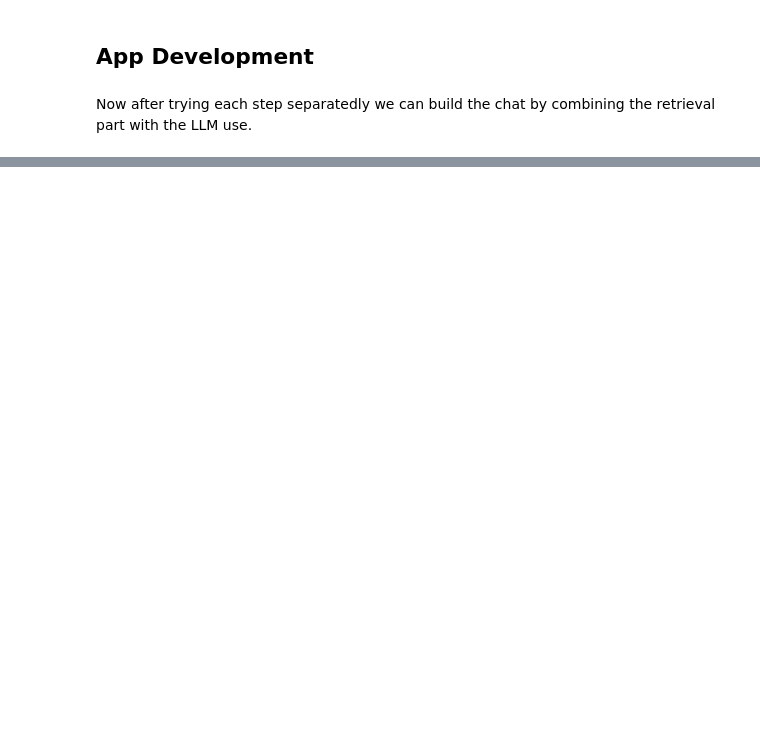
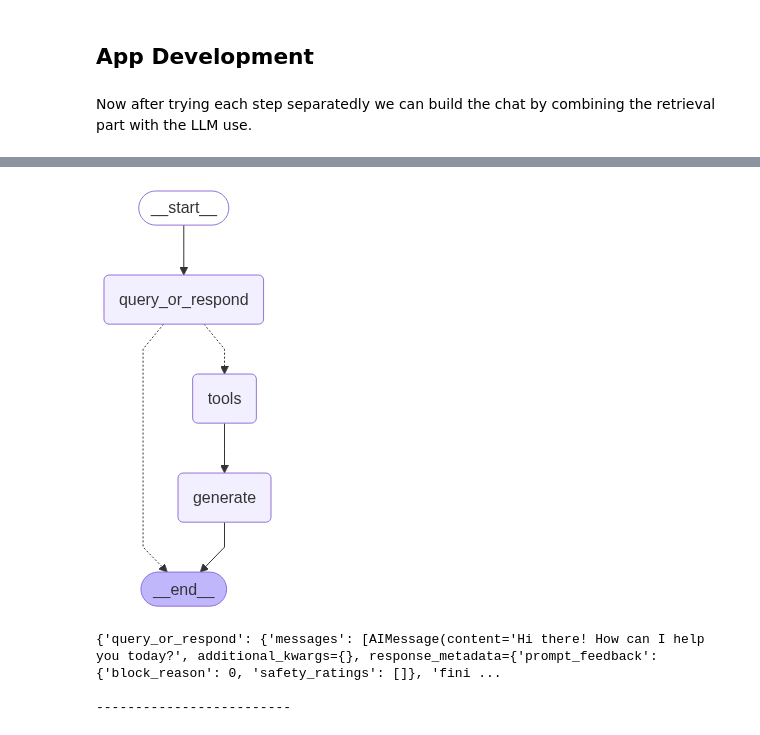
Before and after one commit to Gaizka-Menendez/tourist-guide, a Jupyter notebook: src/tourist_guide.ipynb, the cells around one changed output, grey strips where cells are left out. Saved outputs shown, nothing was run; the diff lists cells and outputs as text; code cells hidden in the pictures; blank space fills up the shorter version.

Commit message:
Agent build

```diff
--- a/src/tourist_guide.ipynb
+++ b/src/tourist_guide.ipynb
@@ -175,8 +178,8 @@ def format_docs_with_citations(docs):
         parts.append(f"{d.page_content}\n[Source: {src} Page: {page}]")
     return "\n\n---\n\n".join(parts)
 # %%
-context = format_docs_with_citations(retrieved_docs)
-input = rag_prompt.invoke({"question": question, "context": context})
+# context = format_docs_with_citations(retrieved_docs)
+input = rag_prompt.invoke({"question": question, "context": docs_content})
 print(f"Input for the LLM:\n{input.text}\n")
 # %% [output]
 Input for the LLM:
@@ -240,7 +243,7 @@ class State(TypedDict):
     answer: str
 
 def analyze_query(state: State):
-    structured_llm = llm.with_structured_output(Search)
+    structured_llm = tourist_guide_llm.with_structured_output(Search)
     query = structured_llm.invoke(state["question"])
     return {"query": query}
 
@@ -259,10 +262,15 @@ def retrieve(state: State):
 
 def generate(state: State):
     docs_content = "\n\n".join(doc.page_content for doc in state["context"])
-    messages = prompt.invoke({"question": state["question"], "context": docs_content})
-    response = llm.invoke(messages)
+    messages = rag_prompt.invoke({"question": state["question"], "context": docs_content})
+    response = tourist_guide_llm.invoke(messages)
     return {"answer": response.content}
 
 graph_builder = StateGraph(State).add_sequence([analyze_query, retrieve, generate])
 graph_builder.add_edge(START, "analyze_query")
 graph = graph_builder.compile()
+# %%
+from langgraph.graph import MessagesState
+from langgraph.graph import START, StateGraph
+
+graph_builder = StateGraph(MessagesState)
@@ -268,0 +440,36 @@ graph = graph_builder.compile()
+# %%
+from langgraph.graph import END
+from langgraph.prebuilt import tools_condition
+
+graph_builder.add_node(query_or_respond)
+graph_builder.add_node(tools)
+graph_builder.add_node(generate)
+
+graph_builder.set_entry_point("query_or_respond")
+graph_builder.add_conditional_edges(
+    "query_or_respond",
+    tools_condition,
+    {END: END, "tools": "tools"},
+)
+graph_builder.add_edge("tools", "generate")
+graph_builder.add_edge("generate", END)
+
+graph = graph_builder.compile()
+# %%
+from IPython.display import Image, display
+
+display(Image(graph.get_graph().draw_mermaid_png()))
+# %% [output]
+[figure, added]
+# %%
+input_message = "Hello"
+
+for step in graph.stream(
+    {"messages": [{"role": "user", "content": input_message}]},
+    stream_mode="updates"
+):
+    print(f"{step}\n\n-------------------------\n")
+# %% [output]
+{'query_or_respond': {'messages': [AIMessage(content='Hi there! How can I help you today?', additional_kwargs={}, response_metadata={'prompt_feedback': {'block_reason': 0, 'safety_ratings': []}, 'fini ...
+
+-------------------------
```
Also changed, not shown: parts of 16 cells of this notebook, 1 other file.
